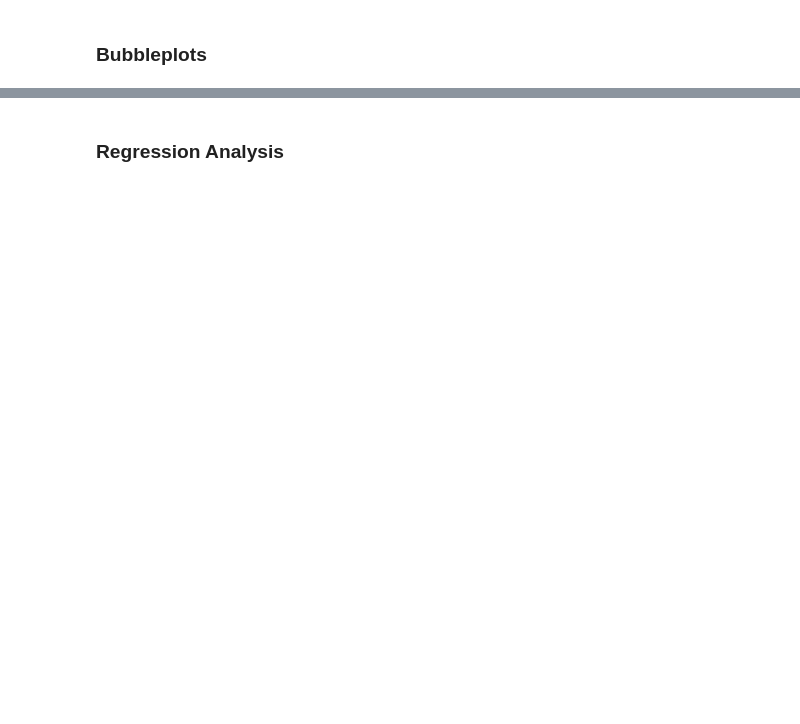
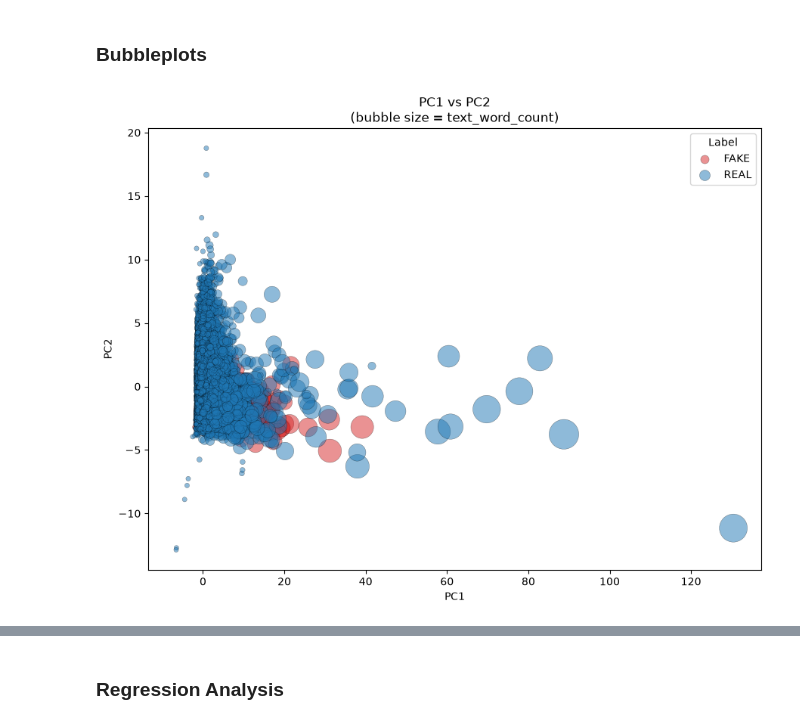
Before and after one commit to stefaniekenyon/bu-dx699-homework-09, a Jupyter notebook: OMDS-ModB2-Week9-Kenyon-Stefanie.ipynb, the cells around one changed output, grey strips where cells are left out. Drawn from its saved outputs; the diff is of its cells as text; code cells hidden in the pictures; blank space fills up the shorter version.

```diff
--- a/OMDS-ModB2-Week9-Kenyon-Stefanie.ipynb
+++ b/OMDS-ModB2-Week9-Kenyon-Stefanie.ipynb
@@ -516,2 +707,35 @@ Compare `r2_score` / thresholded accuracy from the linear model against the logi
 # %% [markdown]
 ### Bubbleplots
+# %%
+# Draw bubbleplots
+
+pcs = pca.transform(X_scaled)
+pc_df = pd.DataFrame(pcs[:, :3], columns=['PC1', 'PC2', 'PC3'], index=X.index)
+
+def scaled_size(series, low=20, high=800):
+    s = (series - series.min()) / (series.max() - series.min())
+    return s * (high - low) + low
+
+label_names = {0: 'FAKE', 1: 'REAL'}
+label_colors = {0: 'tab:red', 1: 'tab:blue'}
+
+def bubble_plot(x_col, y_col, size_col, title, filename):
+    fig, ax = plt.subplots(figsize=(9, 7))
+    sizes = scaled_size(X[size_col])
+    for lbl, color in label_colors.items():
+        mask = (y == lbl)
+        ax.scatter(pc_df.loc[mask, x_col], pc_df.loc[mask, y_col],
+                   s=sizes[mask], c=color, alpha=0.5, edgecolors='k', linewidths=0.3,
+                   label=label_names[lbl])
+    ax.set_xlabel(x_col)
+    ax.set_ylabel(y_col)
+    ax.set_title(f"{title}\n(bubble size = {size_col})")
+    ax.legend(title='Label', markerscale=0.5)
+    plt.tight_layout()
+    plt.savefig(filename, dpi=150)
+    plt.show()
+# %%
+# Bubbleplot for Text Word Count
+bubble_plot('PC1', 'PC2', 'text_word_count', 'PC1 vs PC2', 'misinformation_bubble_pc1_pc2_textwordcount.png')
+# %% [output]
+[figure, added]
```
Also changed, not shown: parts of 40 cells of this notebook, 10 other files.
